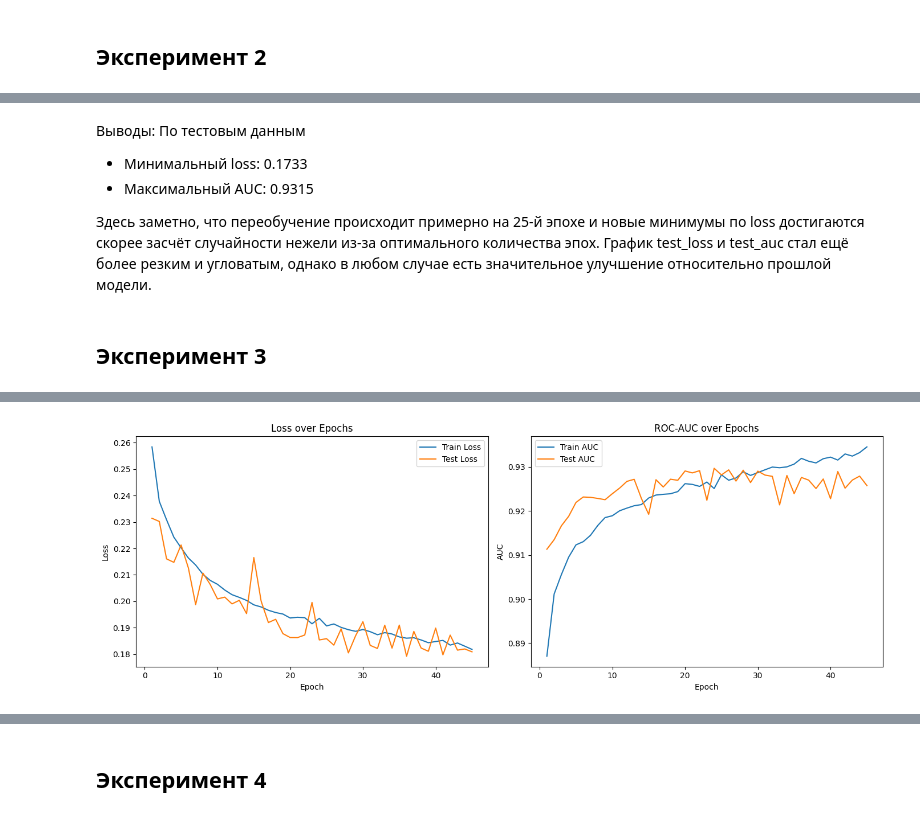
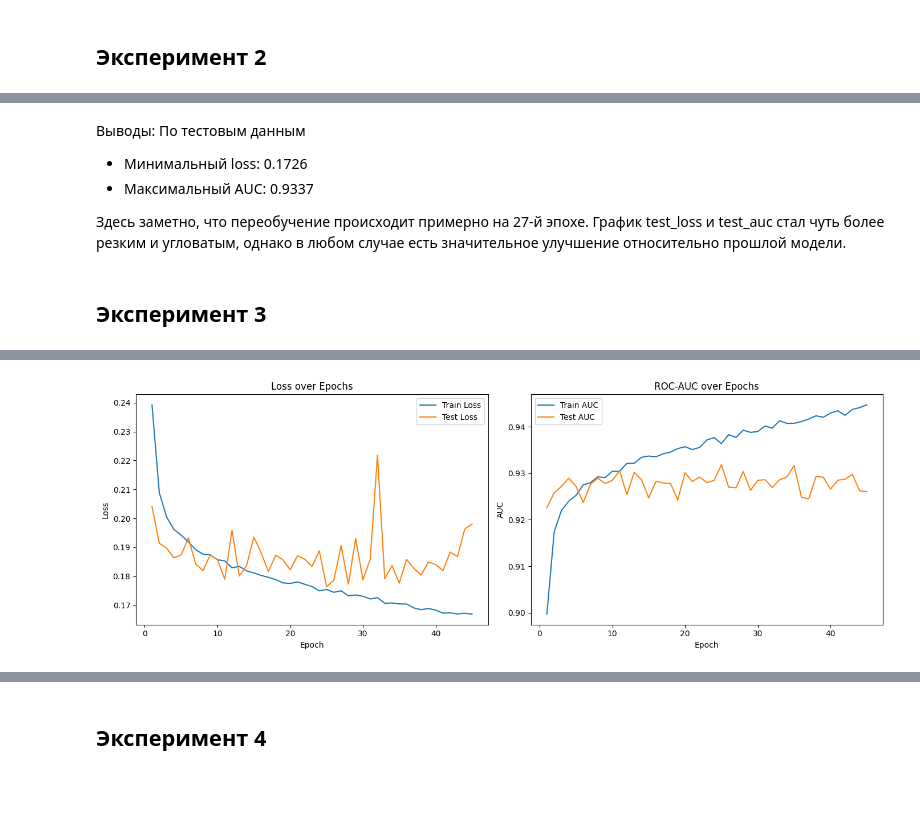
Before and after one commit to getpills/dl_hw1, a Jupyter notebook: just_tests.ipynb, the cells around one changed output, grey strips where cells are left out. Cells and saved outputs as stored; diff of their text form; code cells hidden in the pictures; blank space fills up the shorter version.

```diff
--- a/just_tests.ipynb
+++ b/just_tests.ipynb
@@ -53,19 +71,20 @@ scaler = StandardScaler()
 X_train[num_features] = scaler.fit_transform(X_train[num_features])
 X_test[num_features] = scaler.transform(X_test[num_features])
 
-X_train_tensor = torch.tensor(X_train.values, dtype=torch.float32)
+X_train_cat = torch.tensor(X_train[cat_features].values, dtype=torch.long)     # int64 для Embedding
+X_test_cat = torch.tensor(X_test[cat_features].values, dtype=torch.long)
+
+X_train_num = torch.tensor(X_train[num_features].values, dtype=torch.float32)
+X_test_num = torch.tensor(X_test[num_features].values, dtype=torch.float32)
+
 y_train_tensor = torch.tensor(y_train.values, dtype=torch.float32)
-
-X_test_tensor = torch.tensor(X_test.values, dtype=torch.float32)
 y_test_tensor = torch.tensor(y_test.values, dtype=torch.float32)
 
-train_dataset = TensorDataset(X_train_tensor, y_train_tensor)
-test_dataset = TensorDataset(X_test_tensor, y_test_tensor)
+train_dataset = TensorDataset(X_train_cat, X_train_num, y_train_tensor)
+test_dataset = TensorDataset(X_test_cat, X_test_num, y_test_tensor)
 
 train_loader = DataLoader(train_dataset, batch_size=32, shuffle=True)
 test_loader = DataLoader(test_dataset, batch_size=32)
-
-# X_train
 # %% [markdown]
 # Trainer
 # %%
@@ -445,14 +491,14 @@ plot_all_experiments([experiment_1, experiment_2], 'test', 'compare_1_to_2')
 # %% [markdown]
 Выводы:
 По тестовым данным
-* Минимальный loss: 0.1733
-* Максимальный AUC: 0.9315
+* Минимальный loss: 0.1726
+* Максимальный AUC: 0.9337
 
-Здесь заметно, что переобучение происходит примерно на 25-й эпохе и новые минимумы по loss достигаются скорее засчёт случайности нежели из-за оптимального количества эпох. График test_loss и test_auc стал ещё более резким и угловатым, однако в любом случае есть значительное улучшение относительно прошлой модели.
+Здесь заметно, что переобучение происходит примерно на 27-й эпохе. График test_loss и test_auc стал чуть более резким и угловатым, однако в любом случае есть значительное улучшение относительно прошлой модели.
 # %% [markdown]
 ## Эксперимент 3
 # %%
-# Блок с BatchNorm + Skip Connection
+# BatchNorm + SkipConnections
 class SkipBlock(nn.Module):
     def __init__(self, hidden_size):
         super(SkipBlock, self).__init__()
@@ -462,16 +508,24 @@ class SkipBlock(nn.Module):
         self.linear2 = nn.Linear(hidden_size * 4, hidden_size)
 
     def forward(self, x):
-        residual = x  # skip
+        residual = x # skip
         out = self.norm(x)
         out = self.linear1(out)
         out = self.relu(out)
         out = self.linear2(out)
-        return out + residual  # добавляем skip connection
+        return out + residual # добавляем skip
 
 class SkipMLP(nn.Module):
-    def __init__(self, input_dim, hidden_size=128, num_blocks=3):
+    def __init__(self, embedding_sizes, num_input_dim, hidden_size=128, num_blocks=3, emb_dim=4):
         super(SkipMLP, self).__init__()
+        self.embeddings = nn.ModuleList([
+            nn.Embedding(num_categories, emb_dim)
+            for num_categories in embedding_sizes.values()
+        ])
+
+        total_emb_dim = emb_dim * len(embedding_sizes)
+        input_dim = total_emb_dim + num_input_dim
+
         self.input_layer = nn.Linear(input_dim, hidden_size)
 
         self.blocks = nn.Sequential(
@@ -480,13 +534,22 @@ class SkipMLP(nn.Module):
 
         self.output_layer = nn.Linear(hidden_size, 1)
 
-    def forward(self, x):
+    def forward(self, x_cat, x_num):
+        x_emb = [emb_layer(x_cat[:, i]) for i, emb_layer in enumerate(self.embeddings)]
+        x_emb = torch.cat(x_emb, dim=1)
+        x = torch.cat([x_emb, x_num], dim=1)
         x = self.input_layer(x)
         x = self.blocks(x)
         x = self.output_layer(x)
         return x
 # %%
-model = SkipMLP(input_dim=X_train_tensor.shape[1], hidden_size=128, num_blocks=3)
+model = SkipMLP(
+    embedding_sizes=embedding_sizes,
+    num_input_dim=X_train_num.shape[1],
+    hidden_size=128,
+    num_blocks=3,
+    emb_dim=4
+)
 
 trainer = Trainer(
     model=model,
@@ -519,5 +582,5 @@ Epoch 45/45 | Train Loss: 0.1818, AUC: 0.9345 | Test Loss: 0.1809, AUC: 0.9258
 Графики сохранены как 'experiment_3_combined.png'
-[figure, old version]
+[figure, new version]
 # %%
 experiment_3 = {
     'test_aucs': trainer.test_aucs,
```
Also changed, not shown: parts of 32 cells of this notebook, 40 other files.
